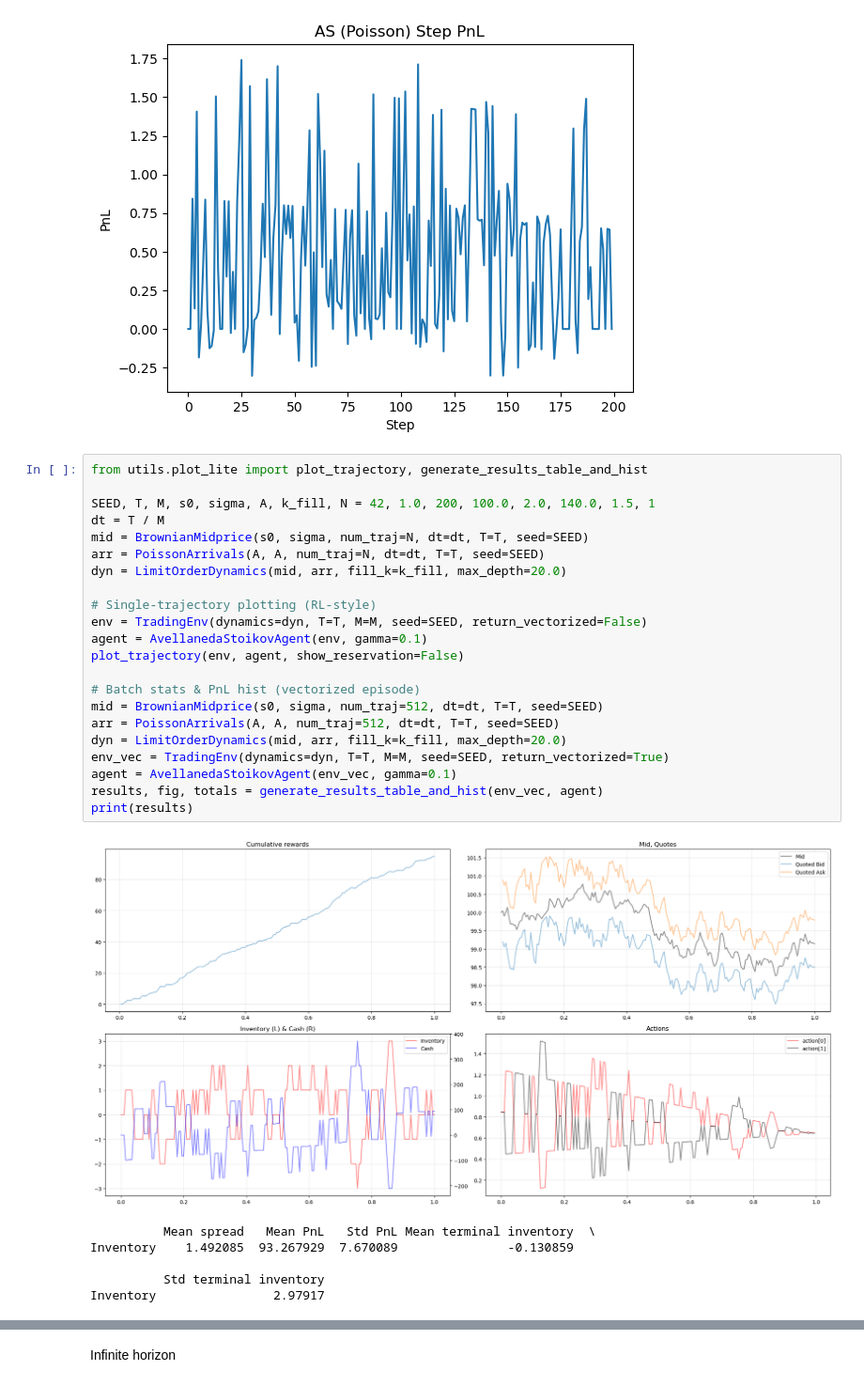
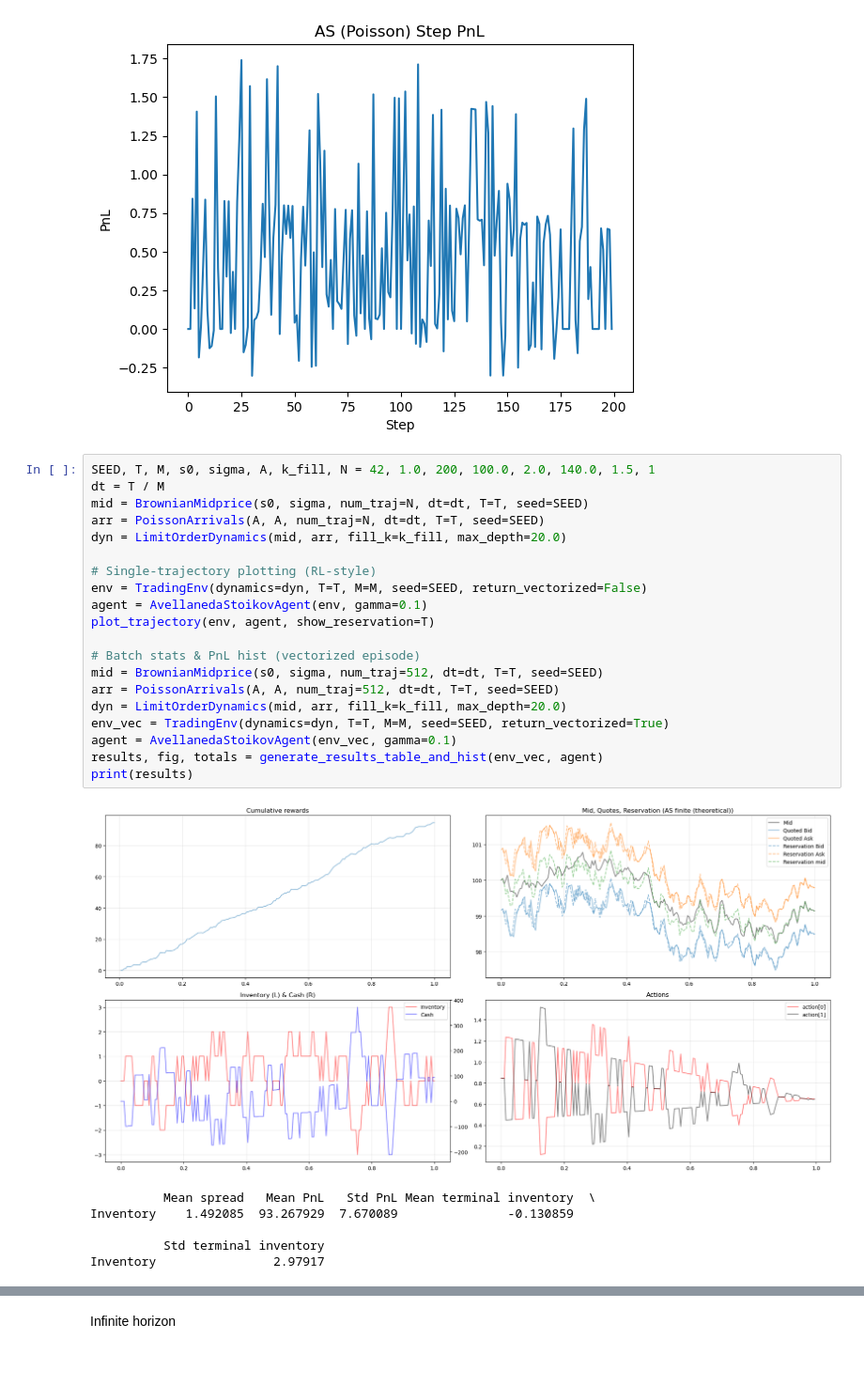
Before and after one commit to AA-ron2/Thesis_AI4Trading, a Jupyter notebook: test.ipynb, the cells around one changed output, grey strips where cells are left out. Shown at 94% size. Drawn from its saved outputs; the diff is of its cells as text.

```diff
--- a/test.ipynb
+++ b/test.ipynb
@@ -55,29 +57,27 @@ plot_single_episode(logs, title_prefix="AS (Poisson)")
 [figure]
 [figure]
 # %%
-from utils.plot_lite import plot_trajectory, generate_results_table_and_hist
-
 SEED, T, M, s0, sigma, A, k_fill, N = 42, 1.0, 200, 100.0, 2.0, 140.0, 1.5, 1
 dt = T / M
 mid = BrownianMidprice(s0, sigma, num_traj=N, dt=dt, T=T, seed=SEED)
 arr = PoissonArrivals(A, A, num_traj=N, dt=dt, T=T, seed=SEED)
 dyn = LimitOrderDynamics(mid, arr, fill_k=k_fill, max_depth=20.0)
 
 # Single-trajectory plotting (RL-style)
 env = TradingEnv(dynamics=dyn, T=T, M=M, seed=SEED, return_vectorized=False)
 agent = AvellanedaStoikovAgent(env, gamma=0.1)
-plot_trajectory(env, agent, show_reservation=False)
+plot_trajectory(env, agent, show_reservation=T)
 
 # Batch stats & PnL hist (vectorized episode)
 mid = BrownianMidprice(s0, sigma, num_traj=512, dt=dt, T=T, seed=SEED)
 arr = PoissonArrivals(A, A, num_traj=512, dt=dt, T=T, seed=SEED)
 dyn = LimitOrderDynamics(mid, arr, fill_k=k_fill, max_depth=20.0)
 env_vec = TradingEnv(dynamics=dyn, T=T, M=M, seed=SEED, return_vectorized=True)
 agent = AvellanedaStoikovAgent(env_vec, gamma=0.1)
 results, fig, totals = generate_results_table_and_hist(env_vec, agent)
 print(results)
 # %% [output]
-[figure, old version]
+[figure, new version]
           Mean spread   Mean PnL   Std PnL Mean terminal inventory  \
 Inventory    1.492085  93.267929  7.670089               -0.130859
 
```
Also changed, not shown: parts of 4 cells of this notebook, 1 other file.
